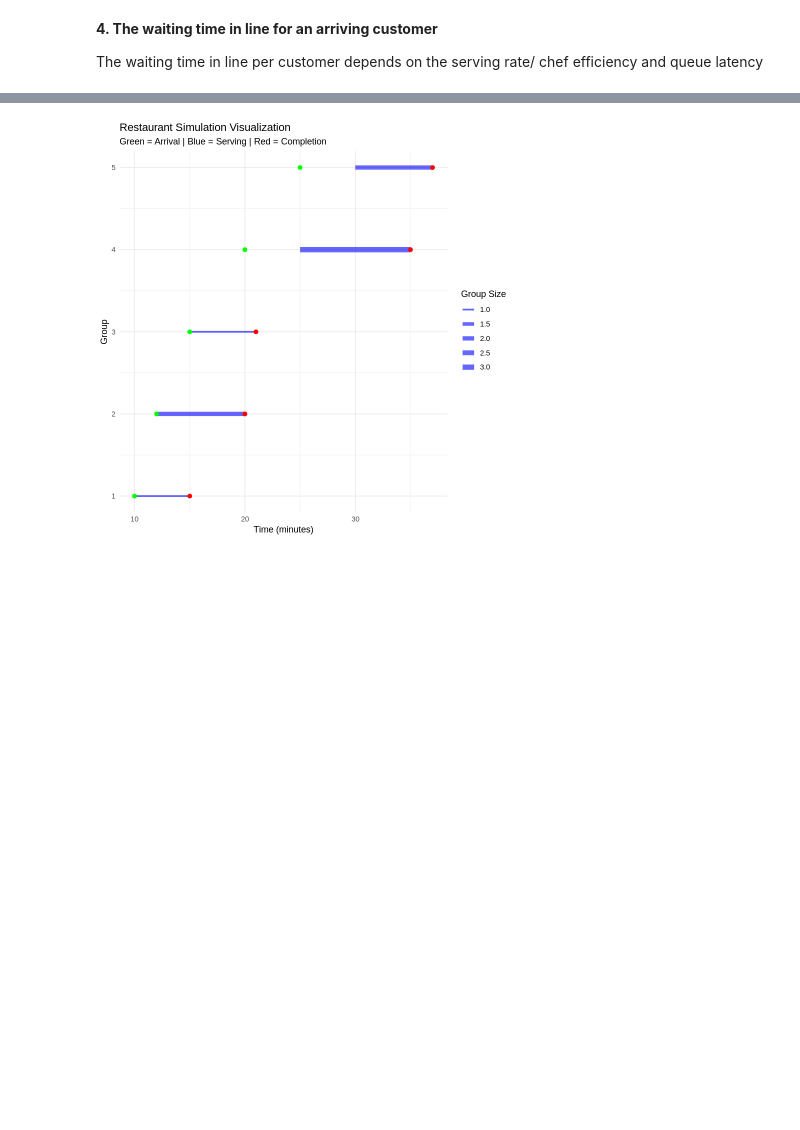
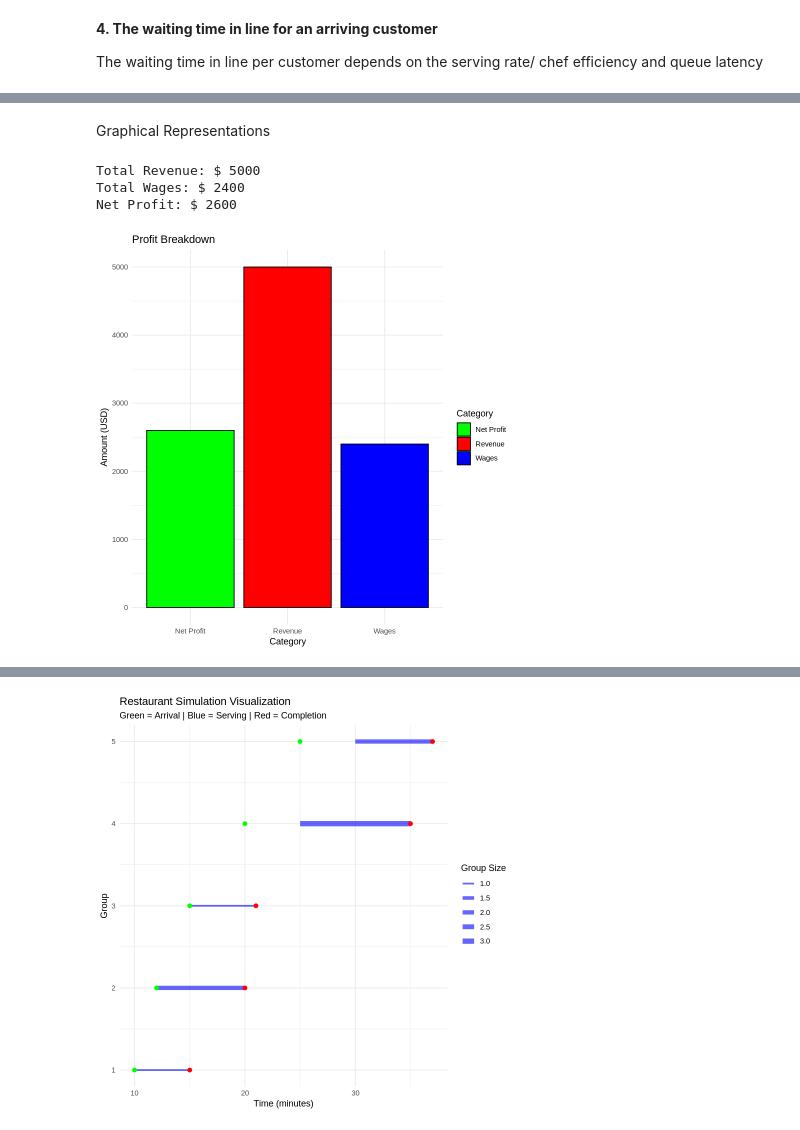
Before and after one commit to zoraizmohammad/dukeClasses, a Jupyter notebook: sta240/finalProject/STA240FinalSimulation.ipynb, the cells around one changed output, grey strips where cells are left out. Drawn from its saved outputs; the diff is of its cells as text; code cells hidden in the pictures; blank space fills up the shorter version.

```diff
--- a/sta240/finalProject/STA240FinalSimulation.ipynb
+++ b/sta240/finalProject/STA240FinalSimulation.ipynb
@@ -925,0 +919,61 @@ Waiting times for each group:
+# %% [markdown]
+Graphical Representations
+# %%
+# Profit Calculation Function
+calculate_profit <- function(customers_served, L, operating_hours, revenue_per_customer = 50, wage_per_hour = 40) {
+  # Calculate revenue
+  total_revenue <- customers_served * revenue_per_customer
+
+  # Calculate chef wages
+  total_wages <- L * wage_per_hour * operating_hours
+
+  # Calculate net profit
+  net_profit <- total_revenue - total_wages
+
+  # Return results
+  return(list(
+    total_revenue = total_revenue,
+    total_wages = total_wages,
+    net_profit = net_profit
+  ))
+}
+
+# Profit Visualization Function
+plot_profit <- function(profit_results) {
+  # Create a data frame for plotting
+  df <- data.frame(
+    Category = c("Revenue", "Wages", "Net Profit"),
+    Amount = c(profit_results$total_revenue, profit_results$total_wages, profit_results$net_profit)
+  )
+
+  # Plot the profit components
+  ggplot(df, aes(x = Category, y = Amount, fill = Category)) +
+    geom_bar(stat = "identity", color = "black") +
+    labs(title = "Profit Breakdown",
+         x = "Category",
+         y = "Amount (USD)") +
+    scale_fill_manual(values = c("green", "red", "blue")) +
+    theme_minimal()
+}
+
+# Example usage
+customers_served <- 100  # Example number of customers served
+L <- 5  # Number of chefs
+operating_hours <- 12  # Operating hours
+
+# Calculate profits
+profit_results <- calculate_profit(customers_served, L, operating_hours)
+
+# Print profit results
+cat("Total Revenue: $", profit_results$total_revenue, "\n")
+cat("Total Wages: $", profit_results$total_wages, "\n")
+cat("Net Profit: $", profit_results$net_profit, "\n")
+
+# Plot profits
+profit_plot <- plot_profit(profit_results)
+print(profit_plot)
+# %% [output]
+Total Revenue: $ 5000
+Total Wages: $ 2400
+Net Profit: $ 2600
+[figure, added]
```
Also changed, not shown: parts of 25 cells of this notebook.
